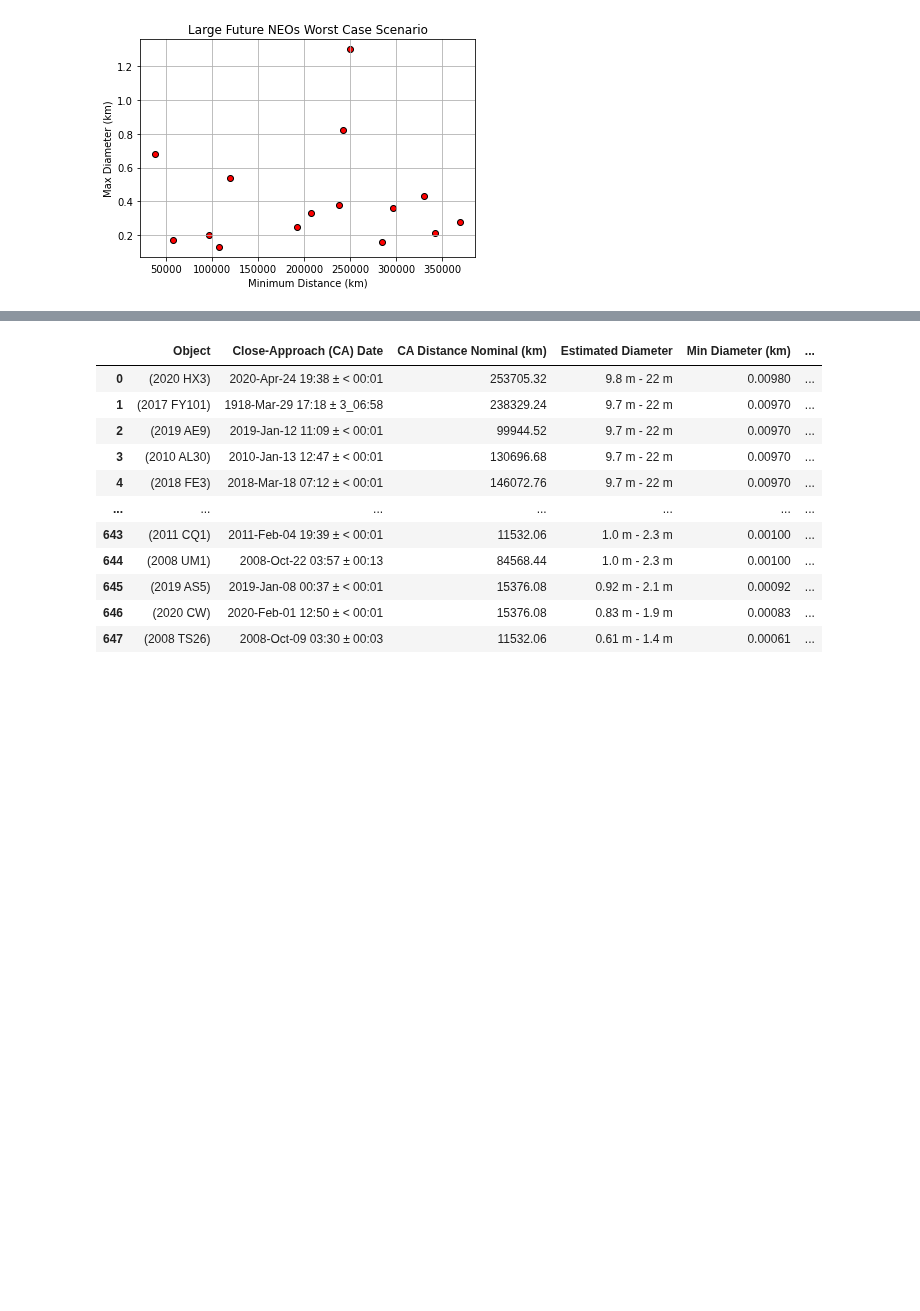
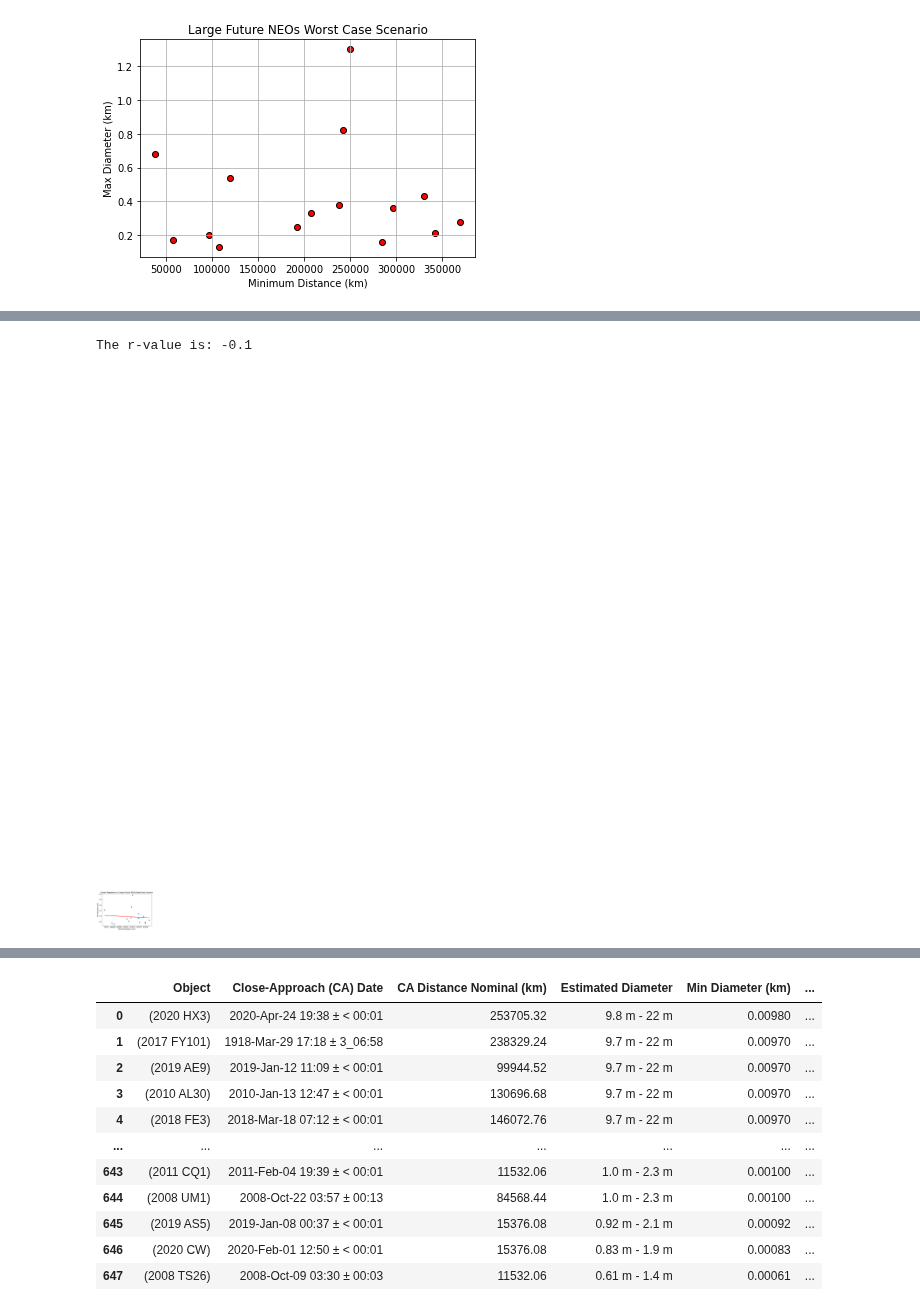
Before and after one commit to doublealogic/armageddon-neo-objects-space-junk, a Jupyter notebook: Data_Analysis/neo_main.ipynb, the cells around one changed output, grey strips where cells are left out. Drawn from its saved outputs; the diff is of its cells as text; code cells hidden in the pictures; blank space fills up the shorter version.

```diff
--- a/Data_Analysis/neo_main.ipynb
+++ b/Data_Analysis/neo_main.ipynb
@@ -130,0 +175,22 @@ plt.show()
+# %%
+# Calculates Linear Regression and Sets up Linear Regression Line
+(slope, intercept, rvalue, pvalue, stderr) = st.linregress(lrg_nom_distance, lrg_min_diameter)
+regress_values = lrg_nom_distance * slope + intercept
+line_eq = "y = " + str(round(slope,2)) + "x + " + str(round(intercept,2))
+
+# Plot Parameters and Adds Linear Regression Line
+plt.scatter(lrg_nom_distance, lrg_min_diameter)
+plt.plot(lrg_nom_distance, regress_values, "r-")
+plt.annotate(line_eq,(6,10),fontsize=15,color="red")
+plt.xlabel("Nominal Distance (km)")
+plt.ylabel("Min Diameter (km)")
+plt.title("Linear Regression of Large Future NEOs Best Case Scenario")
+
+# Saves Plot as a PNG
+plt.savefig("../Final_Output/Regression_Large_Future_NEO_Best_Case.png")
+
+# Calculates and Prints Pearson Coefficient of Plot
+print(f"The r-value is: {round(st.pearsonr(lrg_min_diameter, lrg_nom_distance)[0],2)}")
+# %% [output]
+The r-value is: -0.1
+[figure, added]
```
Also changed, not shown: parts of 5 cells of this notebook, 4 other files.
